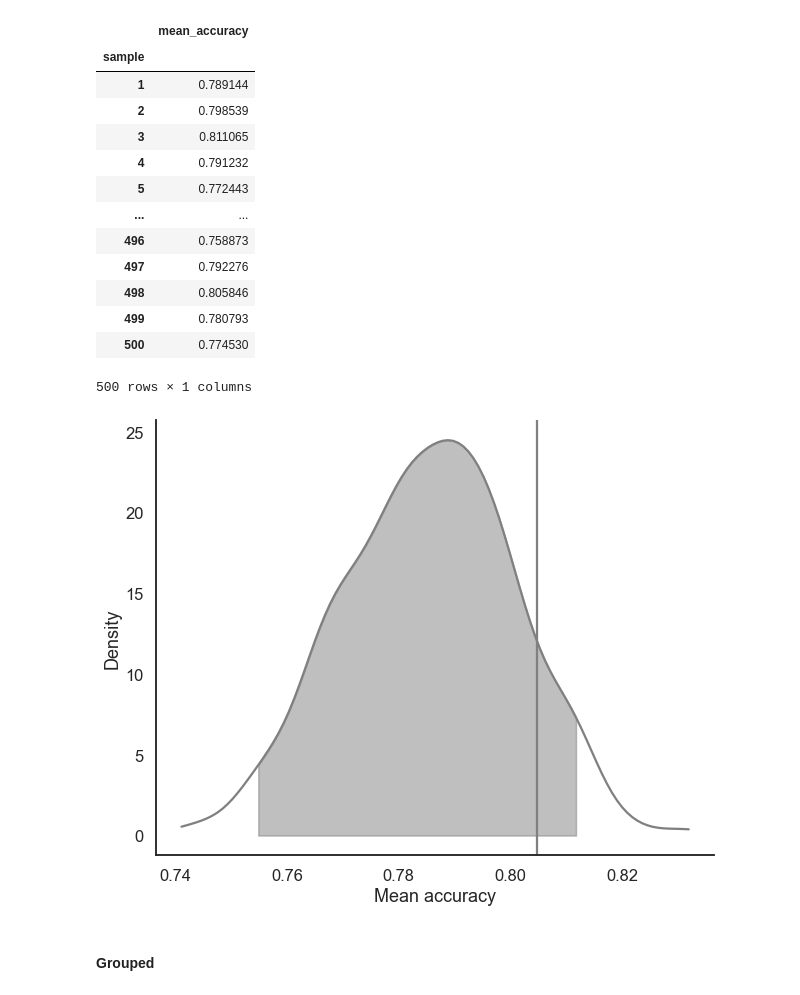
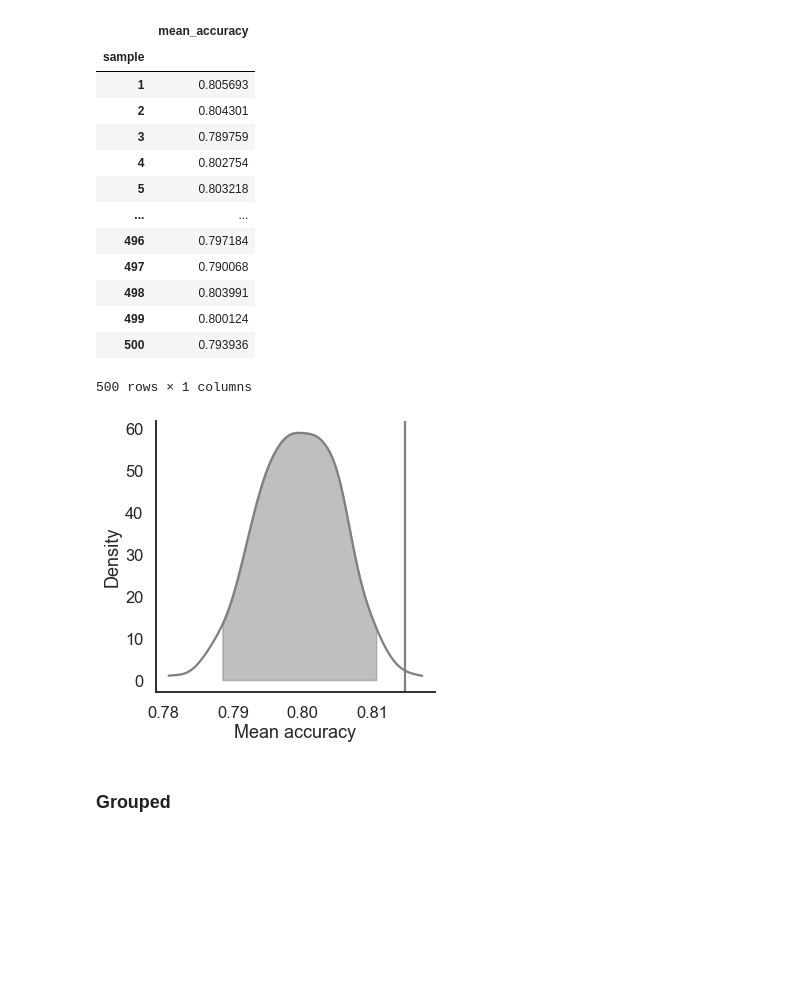
Before and after one commit to laurafontanesi/rlssm, a Jupyter notebook: docs/notebooks/RL_2A_hierarchical_fitting.ipynb, the cells around one changed output. Drawn from its saved outputs; the diff is of its cells as text; code cells hidden in the pictures; blank space fills up the shorter version.

```diff
--- a/docs/notebooks/RL_2A_hierarchical_fitting.ipynb
+++ b/docs/notebooks/RL_2A_hierarchical_fitting.ipynb
@@ -7,12 +9,8 @@ import os
 # %%
-par_path = os.path.abspath(os.path.join(os.getcwd(), os.pardir))
+par_path = os.path.abspath(os.path.join(os.getcwd(), os.pardir, os.pardir))
 data_path = os.path.join(par_path, 'data/data_experiment.csv')
 
 data = pd.read_csv(data_path, index_col=0)
 
-data = data[data.participant < 5].reset_index(drop=True)
-
-data['block_label'] += 1
-
 data.head()
 # %% [output]
@@ -28,3 +25,6 @@ INFO:numexpr.utils:NumExpr defaulting to 4 threads.
 # %%
-model = rlssm.RLModel_2A(hierarchical_levels = 2, increasing_sensitivity=True, separate_learning_rates=True)
+# you can "turn on and off" different mechanisms:
+model = rlssm.RLModel_2A(hierarchical_levels = 2,
+                         increasing_sensitivity = False,
+                         separate_learning_rates = True)
 # %% [output]
@@ -42,12 +34,9 @@ model.increasing_sensitivity, model.separate_learning_rates
 # %%
 # sampling parameters
-n_iter = 1000
+n_iter = 5000
 n_chains = 2
 n_thin = 1
 
 # learning parameters
-K = 4 # n options
-initial_value_learning = 27.5 # intitial value (Q0)
-
-# bayesian model
-alpha_pos_priors = {'mu_mu':0, 'sd_mu':.8, 'mu_sd':0, 'sd_sd':.5}
+K = 4 # n options in a learning block (participants see 2 at a time)
+initial_value_learning = 27.5 # intitial learning value (Q0)
@@ -82,7 +45,6 @@ model_fit = model.fit(
     data,
     K,
     initial_value_learning,
-    alpha_pos_priors = alpha_pos_priors,
     thin = n_thin,
     iter = n_iter,
     chains = n_chains)
@@ -205,34 +142,33 @@ pp
 # %%
 pp_summary = model_fit.get_posterior_predictives_summary(n_posterior_predictives=500)
-
 pp_summary
 # %% [output]
 |  | mean_accuracy |
 | sample |  |
-| 1 | 0.789144 |
-| 2 | 0.798539 |
-| 3 | 0.811065 |
-| 4 | 0.791232 |
-| 5 | 0.772443 |
+| 1 | 0.805693 |
+| 2 | 0.804301 |
+| 3 | 0.789759 |
+| 4 | 0.802754 |
+| 5 | 0.803218 |
 | ... | ... |
-| 496 | 0.758873 |
-| 497 | 0.792276 |
-| 498 | 0.805846 |
-| 499 | 0.780793 |
-| 500 | 0.774530 |
+| 496 | 0.797184 |
+| 497 | 0.790068 |
+| 498 | 0.803991 |
+| 499 | 0.800124 |
+| 500 | 0.793936 |
 500 rows × 1 columns
 # %%
 import matplotlib.pyplot as plt
 
-fig, ax = plt.subplots(1, 1, figsize=(10, 8))
+fig, ax = plt.subplots(1, 1, figsize=(5, 5))
 
 model_fit.plot_mean_posterior_predictives(n_posterior_predictives=500, ax=ax, show_intervals='HDI')
 
 ax.set_ylabel('Density')
 ax.set_xlabel('Mean accuracy')
 
 sns.despine()
 # %% [output]
-[figure, old version]
+[figure, new version]
 # %% [markdown]
-#### Grouped
+### Grouped
```
Also changed, not shown: parts of 29 cells of this notebook, 3 other files.
